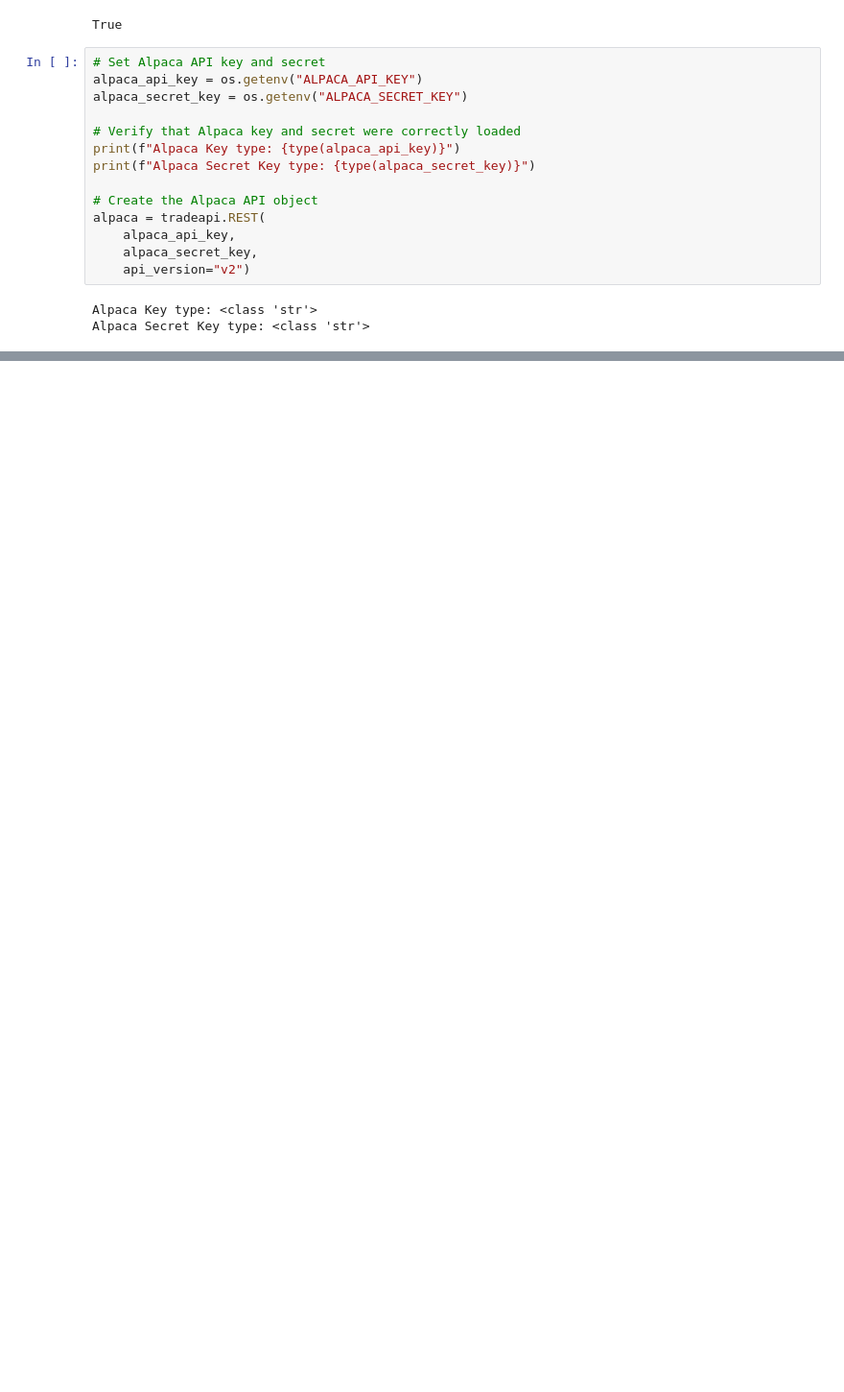
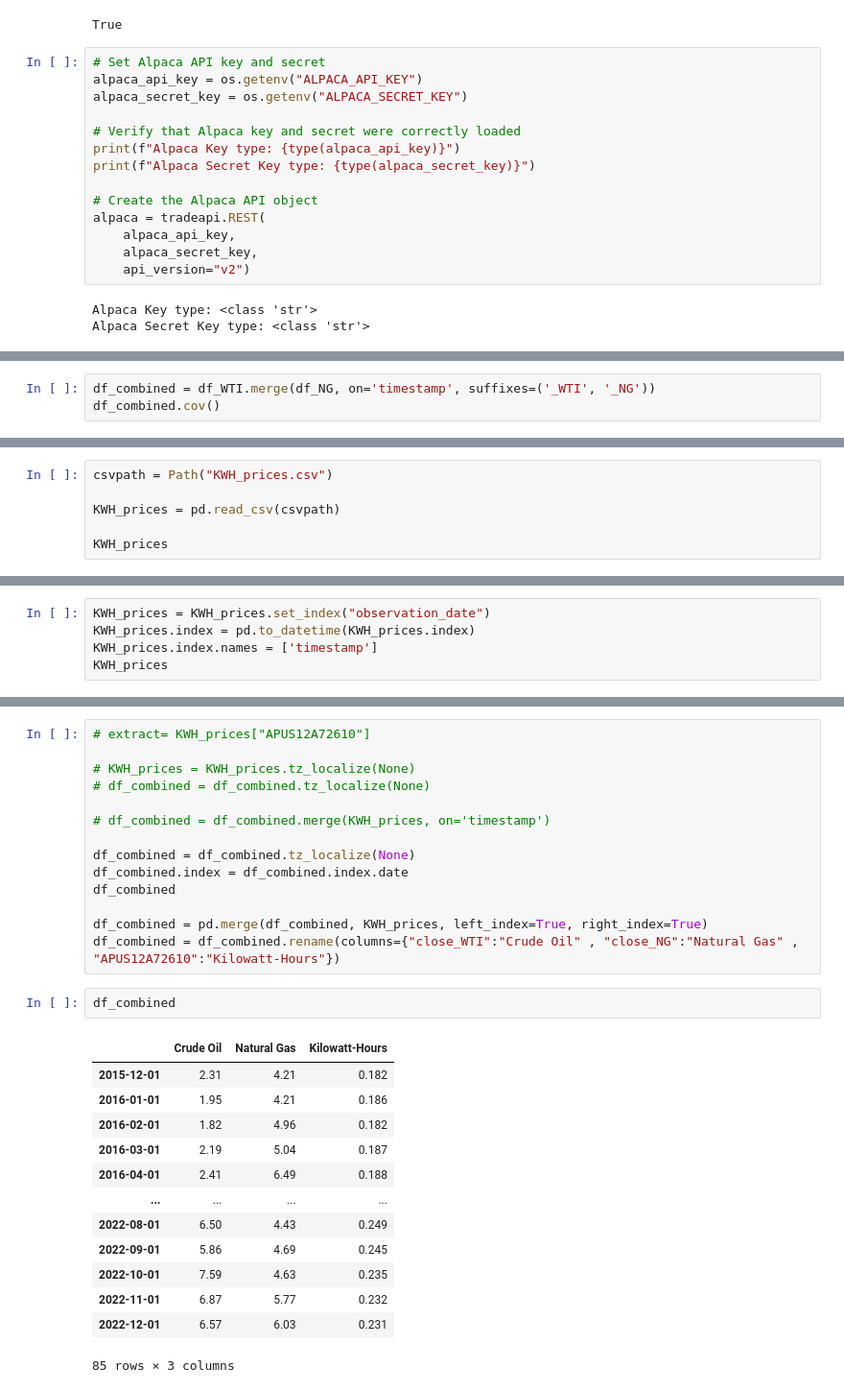
Before and after one commit to vincentsgarzi/Group5Project1, a Jupyter notebook: Vinny/starter.ipynb, the cells around one changed output, grey strips where cells are left out. Shown at 96% size. Drawn from its saved outputs; the diff is of its cells as text; blank space fills up the shorter version.

```diff
--- a/Vinny/starter.ipynb
+++ b/Vinny/starter.ipynb
@@ -70,0 +125,3 @@ df_portfolio
+# %%
+df_combined = df_WTI.merge(df_NG, on='timestamp', suffixes=('_WTI', '_NG'))
+df_combined.cov()
@@ -70,0 +132,6 @@ df_portfolio
+# %%
+csvpath = Path("KWH_prices.csv")
+
+KWH_prices = pd.read_csv(csvpath)
+
+KWH_prices
@@ -70,0 +152,5 @@ df_portfolio
+# %%
+KWH_prices = KWH_prices.set_index("observation_date")
+KWH_prices.index = pd.to_datetime(KWH_prices.index)
+KWH_prices.index.names = ['timestamp']
+KWH_prices
@@ -70,0 +172,30 @@ df_portfolio
+# %%
+# extract= KWH_prices["APUS12A72610"]
+
+# KWH_prices = KWH_prices.tz_localize(None)
+# df_combined = df_combined.tz_localize(None)
+
+# df_combined = df_combined.merge(KWH_prices, on='timestamp')
+
+df_combined = df_combined.tz_localize(None)
+df_combined.index = df_combined.index.date
+df_combined
+
+df_combined = pd.merge(df_combined, KWH_prices, left_index=True, right_index=True)
+df_combined = df_combined.rename(columns={"close_WTI":"Crude Oil" , "close_NG":"Natural Gas" , "APUS12A72610":"Kilowatt-Hours"})
+# %%
+df_combined
+# %% [output]
+|  | Crude Oil | Natural Gas | Kilowatt-Hours |
+| 2015-12-01 | 2.31 | 4.21 | 0.182 |
+| 2016-01-01 | 1.95 | 4.21 | 0.186 |
+| 2016-02-01 | 1.82 | 4.96 | 0.182 |
+| 2016-03-01 | 2.19 | 5.04 | 0.187 |
+| 2016-04-01 | 2.41 | 6.49 | 0.188 |
+| ... | ... | ... | ... |
+| 2022-08-01 | 6.50 | 4.43 | 0.249 |
+| 2022-09-01 | 5.86 | 4.69 | 0.245 |
+| 2022-10-01 | 7.59 | 4.63 | 0.235 |
+| 2022-11-01 | 6.87 | 5.77 | 0.232 |
+| 2022-12-01 | 6.57 | 6.03 | 0.231 |
+85 rows × 3 columns
```
Also changed, not shown: parts of 9 cells of this notebook, 3 other files.
